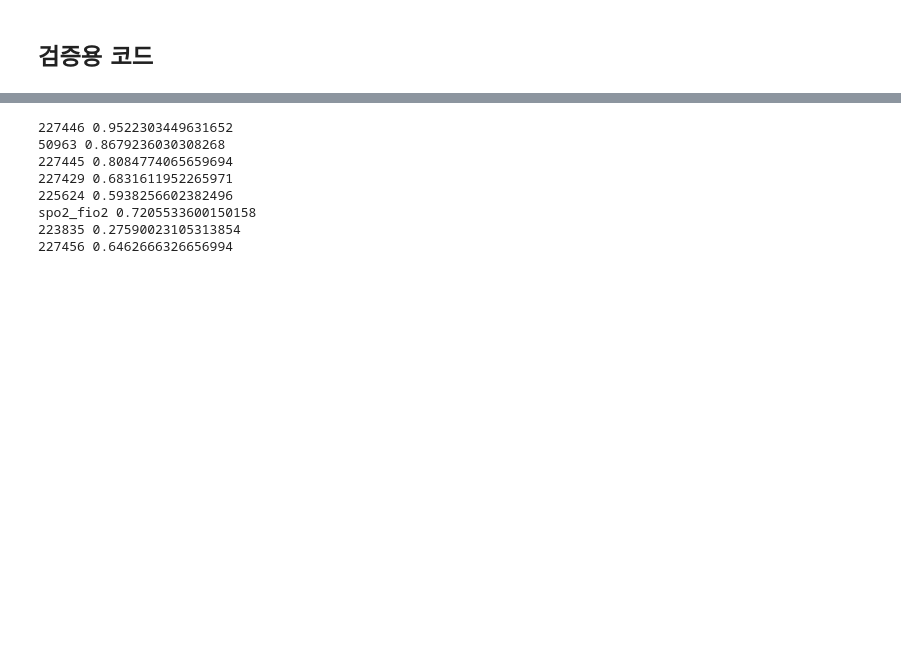
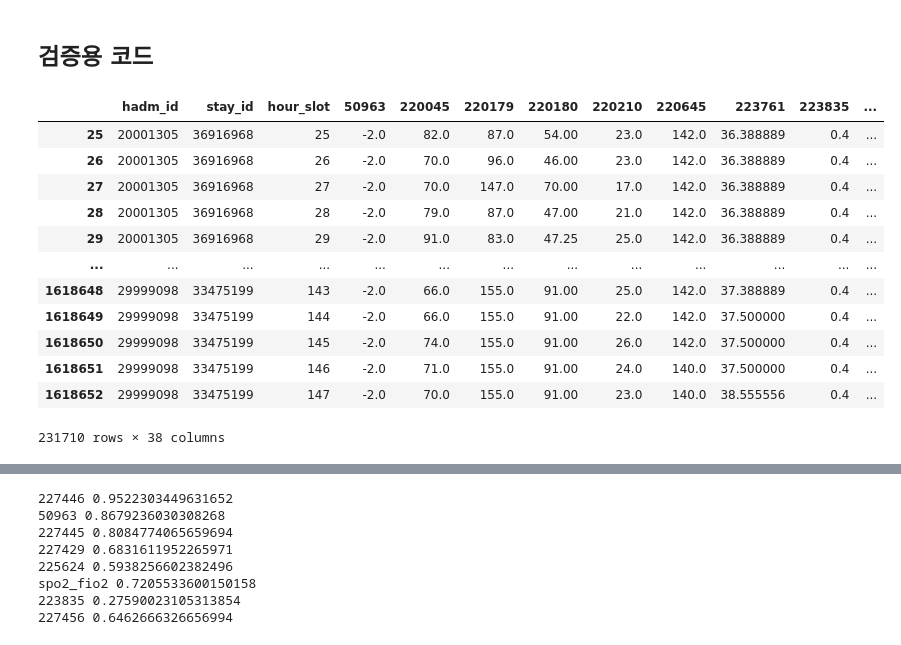
Before and after one commit to lastdancewithyou/multimodal_edema_prediction, a Jupyter notebook: preprocess/time_series_cxr_preprocess_20260316.ipynb, the cells around one changed output, grey strips where cells are left out. Saved outputs shown, nothing was run; the diff lists cells and outputs as text; code cells hidden in the pictures; blank space fills up the shorter version.

```diff
--- a/preprocess/time_series_cxr_preprocess_20260316.ipynb
+++ b/preprocess/time_series_cxr_preprocess_20260316.ipynb
@@ -1025,3 +1020,19 @@ mask = test['Edema'] == 1.0
 
 result_df = test.loc[mask].apply(silver_standard_for_edema_for_analysis, axis=1)
 test.loc[mask, result_df.columns] = result_df
+# %%
+test[test["Edema"]==1]
+# %% [output]
+|  | hadm_id | stay_id | hour_slot | 50963 | 220045 | 220179 | 220180 | 220210 | 220645 | 223761 | 223835 | ... |
+| 25 | 20001305 | 36916968 | 25 | -2.0 | 82.0 | 87.0 | 54.00 | 23.0 | 142.0 | 36.388889 | 0.4 | ... |
+| 26 | 20001305 | 36916968 | 26 | -2.0 | 70.0 | 96.0 | 46.00 | 23.0 | 142.0 | 36.388889 | 0.4 | ... |
+| 27 | 20001305 | 36916968 | 27 | -2.0 | 70.0 | 147.0 | 70.00 | 17.0 | 142.0 | 36.388889 | 0.4 | ... |
+| 28 | 20001305 | 36916968 | 28 | -2.0 | 79.0 | 87.0 | 47.00 | 21.0 | 142.0 | 36.388889 | 0.4 | ... |
+| 29 | 20001305 | 36916968 | 29 | -2.0 | 91.0 | 83.0 | 47.25 | 25.0 | 142.0 | 36.388889 | 0.4 | ... |
+| ... | ... | ... | ... | ... | ... | ... | ... | ... | ... | ... | ... | ... |
+| 1618648 | 29999098 | 33475199 | 143 | -2.0 | 66.0 | 155.0 | 91.00 | 25.0 | 142.0 | 37.388889 | 0.4 | ... |
+| 1618649 | 29999098 | 33475199 | 144 | -2.0 | 66.0 | 155.0 | 91.00 | 22.0 | 142.0 | 37.500000 | 0.4 | ... |
+| 1618650 | 29999098 | 33475199 | 145 | -2.0 | 74.0 | 155.0 | 91.00 | 26.0 | 142.0 | 37.500000 | 0.4 | ... |
+| 1618651 | 29999098 | 33475199 | 146 | -2.0 | 71.0 | 155.0 | 91.00 | 24.0 | 140.0 | 37.500000 | 0.4 | ... |
+| 1618652 | 29999098 | 33475199 | 147 | -2.0 | 70.0 | 155.0 | 91.00 | 23.0 | 140.0 | 38.555556 | 0.4 | ... |
+231710 rows × 38 columns
```
Also changed, not shown: parts of 8 cells of this notebook, 15 other files.
